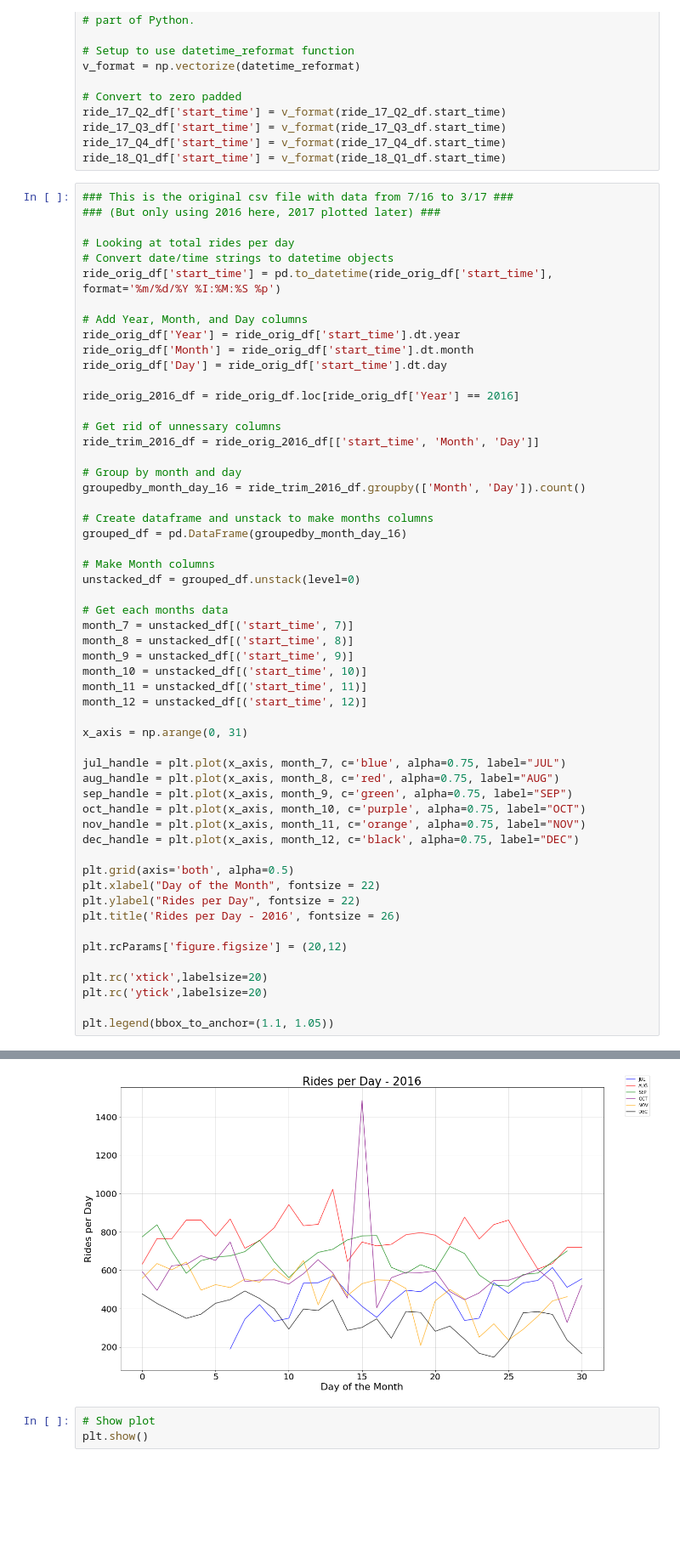
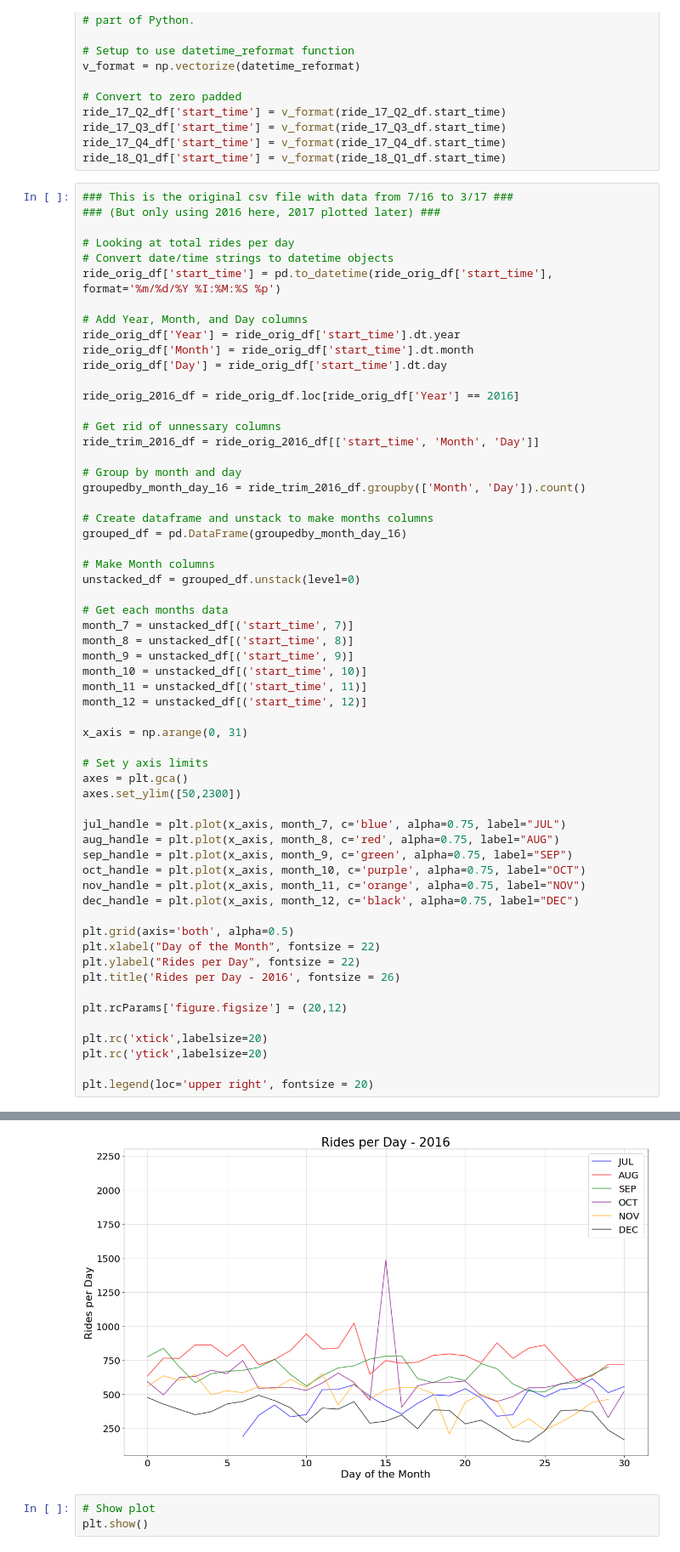
Before and after one commit to sqweets/Project1-LA-Bike_Share, a Jupyter notebook: Project_One_RidesPerDayAndMonth.ipynb, the cells around one changed output, grey strips where cells are left out. Shown: that part at 85% size. Saved outputs shown, nothing was run; the diff lists cells and outputs as text; blank space fills up the shorter version.

```diff
--- a/Project_One_RidesPerDayAndMonth.ipynb
+++ b/Project_One_RidesPerDayAndMonth.ipynb
@@ -105,35 +112,39 @@ unstacked_df = grouped_df.unstack(level=0)
 
 # Get each months data
 month_7 = unstacked_df[('start_time', 7)]
 month_8 = unstacked_df[('start_time', 8)]
 month_9 = unstacked_df[('start_time', 9)]
 month_10 = unstacked_df[('start_time', 10)]
 month_11 = unstacked_df[('start_time', 11)]
 month_12 = unstacked_df[('start_time', 12)]
 
 x_axis = np.arange(0, 31)
 
+# Set y axis limits
+axes = plt.gca()
+axes.set_ylim([50,2300])
+
 jul_handle = plt.plot(x_axis, month_7, c='blue', alpha=0.75, label="JUL")
 aug_handle = plt.plot(x_axis, month_8, c='red', alpha=0.75, label="AUG")
 sep_handle = plt.plot(x_axis, month_9, c='green', alpha=0.75, label="SEP")
 oct_handle = plt.plot(x_axis, month_10, c='purple', alpha=0.75, label="OCT")
 nov_handle = plt.plot(x_axis, month_11, c='orange', alpha=0.75, label="NOV")
 dec_handle = plt.plot(x_axis, month_12, c='black', alpha=0.75, label="DEC")
 
 plt.grid(axis='both', alpha=0.5)
 plt.xlabel("Day of the Month", fontsize = 22)
 plt.ylabel("Rides per Day", fontsize = 22)
 plt.title('Rides per Day - 2016', fontsize = 26)
 
 plt.rcParams['figure.figsize'] = (20,12)
 
 plt.rc('xtick',labelsize=20)
 plt.rc('ytick',labelsize=20)
 
-plt.legend(bbox_to_anchor=(1.1, 1.05))
+plt.legend(loc='upper right', fontsize = 20)
 # %% [output]
 <matplotlib.legend.Legend at 0x...>
-[figure, old version]
+[figure, new version]
 # %%
 # Show plot
 plt.show()
```
Also changed, not shown: parts of 12 cells of this notebook, 2 other files.
